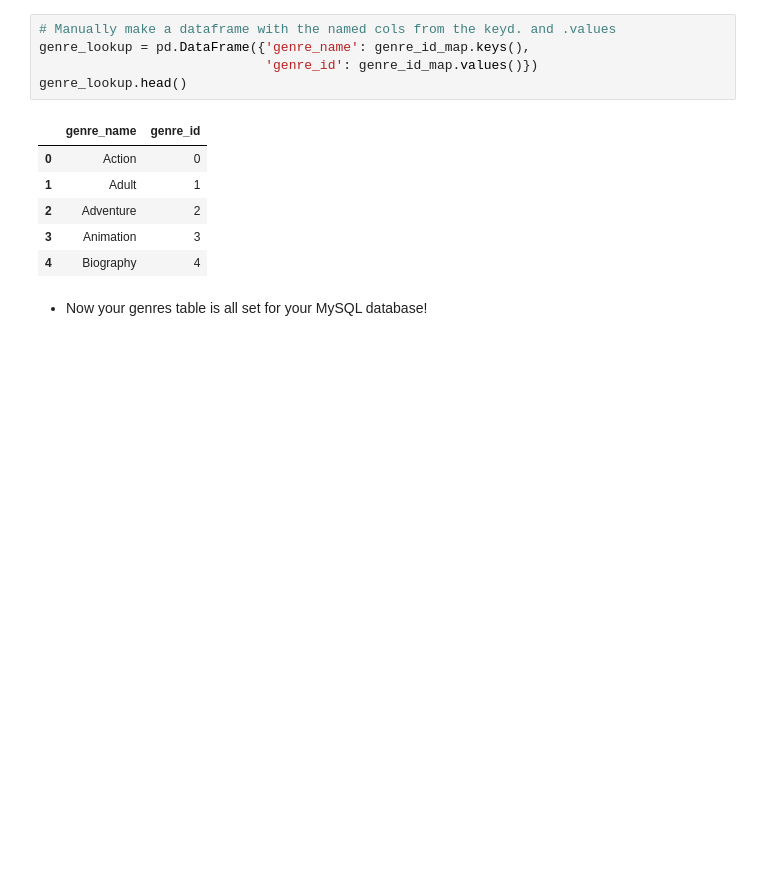
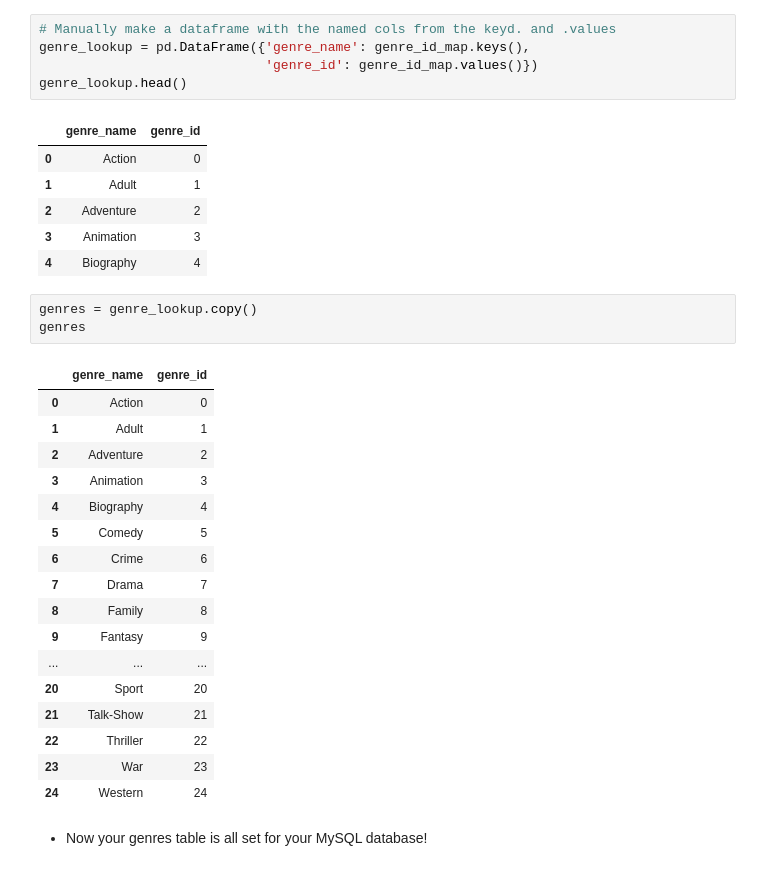
Before and after one commit to eccecarreon/ods-pt-data-enrichment-project, a Jupyter notebook: Project 2 - Part 3B (Core).ipynb, the cells around one changed output. Cells and saved outputs as stored; diff of their text form; blank space fills up the shorter version.

```diff
--- a/Project 2 - Part 3B (Core).ipynb
+++ b/Project 2 - Part 3B (Core).ipynb
@@ -385,6 +400,27 @@ genre_lookup.head()
 | 2 | Adventure | 2 |
 | 3 | Animation | 3 |
 | 4 | Biography | 4 |
+# %%
+genres = genre_lookup.copy()
+genres
+# %% [output]
+|  | genre_name | genre_id |
+| 0 | Action | 0 |
+| 1 | Adult | 1 |
+| 2 | Adventure | 2 |
+| 3 | Animation | 3 |
+| 4 | Biography | 4 |
+| 5 | Comedy | 5 |
+| 6 | Crime | 6 |
+| 7 | Drama | 7 |
+| 8 | Family | 8 |
+| 9 | Fantasy | 9 |
+| ... | ... | ... |
+| 20 | Sport | 20 |
+| 21 | Talk-Show | 21 |
+| 22 | Thriller | 22 |
+| 23 | War | 23 |
+| 24 | Western | 24 |
 # %% [markdown]
 * Now your genres table is all set for your MySQL database!
 # %% [markdown]
```
Also changed, not shown: parts of 29 cells of this notebook, 1 other file.
